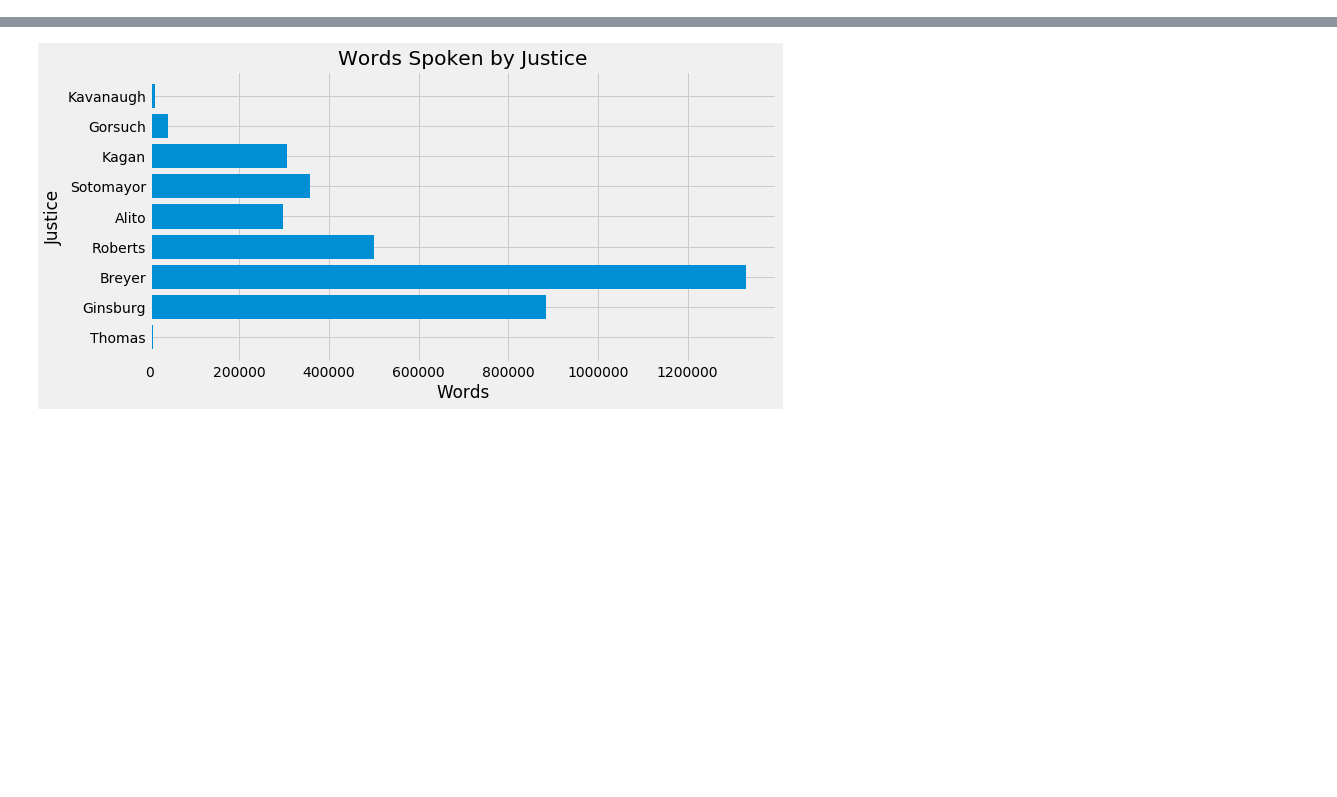
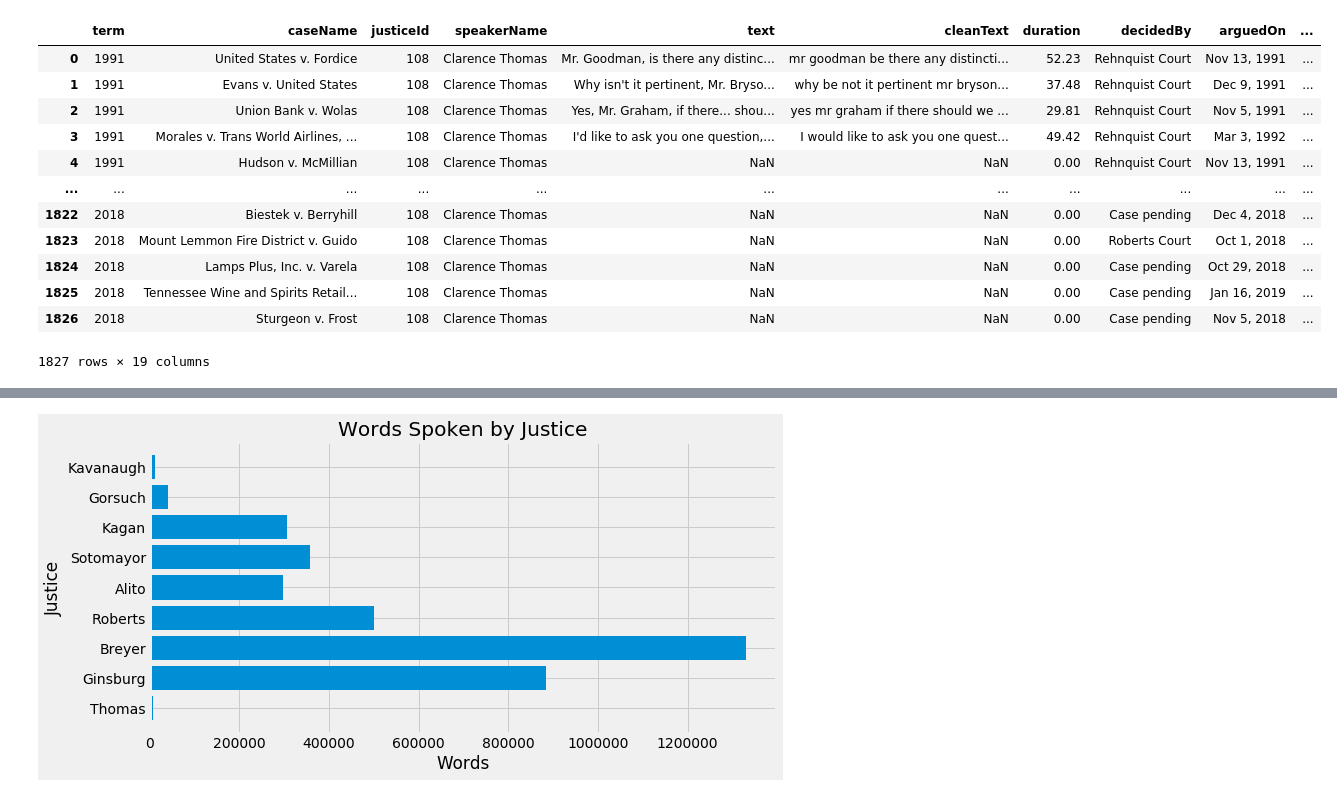
Before and after one commit to rcohngru/Predicting-Supreme-Court-Outcomes, a Jupyter notebook: Initial EDA.ipynb, the cells around one changed output, grey strips where cells are left out. Saved outputs shown, nothing was run; the diff lists cells and outputs as text; code cells hidden in the pictures; blank space fills up the shorter version.

```diff
--- a/Initial EDA.ipynb
+++ b/Initial EDA.ipynb
@@ -25,3 +25,19 @@ names = ['Thomas',
          'Kagan',
          'Gorsuch',
          'Kavanaugh']
+# %%
+pd.read_csv('data/clean/Thomas.csv')
+# %% [output]
+|  | term | caseName | justiceId | speakerName | text | cleanText | duration | decidedBy | arguedOn | ... |
+| 0 | 1991 | United States v. Fordice | 108 | Clarence Thomas | Mr. Goodman, is there any distinc... | mr goodman be there any distincti... | 52.23 | Rehnquist Court | Nov 13, 1991 | ... |
+| 1 | 1991 | Evans v. United States | 108 | Clarence Thomas | Why isn't it pertinent, Mr. Bryso... | why be not it pertinent mr bryson... | 37.48 | Rehnquist Court | Dec 9, 1991 | ... |
+| 2 | 1991 | Union Bank v. Wolas | 108 | Clarence Thomas | Yes, Mr. Graham, if there... shou... | yes mr graham if there should we ... | 29.81 | Rehnquist Court | Nov 5, 1991 | ... |
+| 3 | 1991 | Morales v. Trans World Airlines, ... | 108 | Clarence Thomas | I'd like to ask you one question,... | I would like to ask you one quest... | 49.42 | Rehnquist Court | Mar 3, 1992 | ... |
+| 4 | 1991 | Hudson v. McMillian | 108 | Clarence Thomas | NaN | NaN | 0.00 | Rehnquist Court | Nov 13, 1991 | ... |
+| ... | ... | ... | ... | ... | ... | ... | ... | ... | ... | ... |
+| 1822 | 2018 | Biestek v. Berryhill | 108 | Clarence Thomas | NaN | NaN | 0.00 | Case pending | Dec 4, 2018 | ... |
+| 1823 | 2018 | Mount Lemmon Fire District v. Guido | 108 | Clarence Thomas | NaN | NaN | 0.00 | Roberts Court | Oct 1, 2018 | ... |
+| 1824 | 2018 | Lamps Plus, Inc. v. Varela | 108 | Clarence Thomas | NaN | NaN | 0.00 | Case pending | Oct 29, 2018 | ... |
+| 1825 | 2018 | Tennessee Wine and Spirits Retail... | 108 | Clarence Thomas | NaN | NaN | 0.00 | Case pending | Jan 16, 2019 | ... |
+| 1826 | 2018 | Sturgeon v. Frost | 108 | Clarence Thomas | NaN | NaN | 0.00 | Case pending | Nov 5, 2018 | ... |
+1827 rows × 19 columns
```
Also changed, not shown: parts of 1 cell of this notebook, 2 other files.
